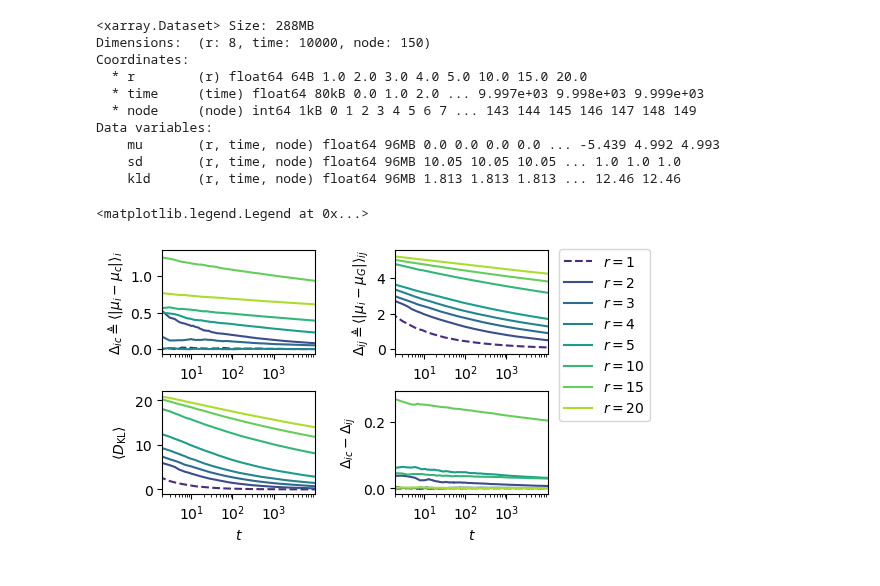
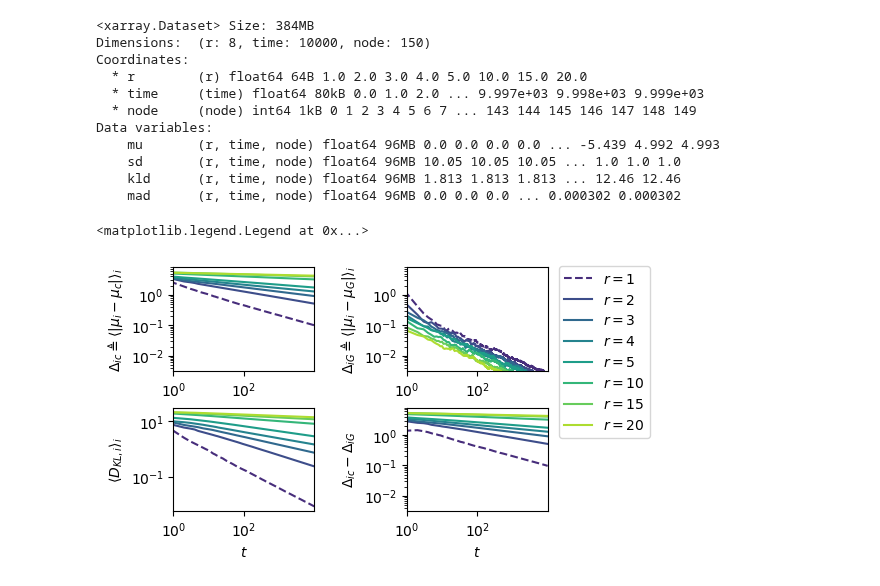
Before and after one commit to Priesemann-Group/neuro_op, a Jupyter notebook: notebooks/@MA4-N2r.ipynb, the cells around one changed output. Drawn from its saved outputs; the diff is of its cells as text; code cells hidden in the pictures.

```diff
--- a/notebooks/@MA4-N2r.ipynb
+++ b/notebooks/@MA4-N2r.ipynb
@@ -69,6 +69,7 @@ ds = xr.Dataset(
         "mu": (("r", "time", "node"), np.empty_like(tmp_arr)),
         "sd": (("r", "time", "node"), np.empty_like(tmp_arr)),
         "kld": (("r", "time", "node"), np.empty_like(tmp_arr)),
+        "mad": (("r", "time", "node"), np.empty_like(tmp_arr)),
     },
     coords={
         "r": r_arr,
@@ -84,9 +85,14 @@ for r in r_arr:
     ds.sd.loc[dict(r=r)] = get_sd(r, 0)[:-1]
     ds.kld.loc[dict(r=r)] = get_kld(r, 0)[:-1]
 
+    for k in np.arange(0, 150, 2):
+        ds.mad.loc[dict(r=r, node=[k, k + 1])] = np.abs(
+            ds.mu.sel(r=r, node=[k, k + 1])
+            - ds.mu.sel(r=r, node=[k, k + 1]).mean(dim="node")
+        )
 ds
 # %% [output]
-<xarray.Dataset> Size: 288MB
+<xarray.Dataset> Size: 384MB
 Dimensions:  (r: 8, time: 10000, node: 150)
 Coordinates:
   * r        (r) float64 64B 1.0 2.0 3.0 4.0 5.0 10.0 15.0 20.0
@@ -96,6 +102,7 @@ Data variables:
     mu       (r, time, node) float64 96MB 0.0 0.0 0.0 0.0 ... -5.439 4.992 4.993
     sd       (r, time, node) float64 96MB 10.05 10.05 10.05 ... 1.0 1.0 1.0
     kld      (r, time, node) float64 96MB 1.813 1.813 1.813 ... 12.46 12.46
+    mad      (r, time, node) float64 96MB 0.0 0.0 0.0 ... 0.000302 0.000302
 # %%
 # Look at KLD, Delta_ic, Delta_ij
 # (re)def. param.s
@@ -115,7 +122,7 @@ for r in r_arr:
     i, j = 0, 0
     ax[i, j].plot(
         time,
-        np.abs(ds.mu.sel(r=r).mean(dim="node")),
+        np.abs(ds.mu.sel(r=r)).mean(dim="node"),
         label="$r=$" + str(int(r)),
         ls=get_ls(r),
     )
@@ -123,7 +130,7 @@ for r in r_arr:
     i, j = 0, 1
     ax[i, j].plot(
         time,
-        np.abs(ds.mu.sel(r=r) - ds.mu.sel(r=r).mean(dim="node")).mean(dim="node"),
+        ds.mad.sel(r=r).mean(dim="node"),
         label="_$r=$" + str(int(r)),
         ls=get_ls(r),
     )
@@ -135,40 +142,42 @@ for r in r_arr:
             # np.abs(
             (
                 np.abs(ds.mu.sel(r=r)).mean(dim="node")
-                - np.abs(ds.mu.sel(r=r) - ds.mu.sel(r=r).mean(dim="node")).mean(
-                    dim="node"
-                )
+                - ds.mad.sel(r=r).mean(dim="node")
             ),
             label="_$r=$" + str(int(r)),
             ls=get_ls(r),
         )
     # <KLD>
     i, j = 1, 0
     ax[i, j].plot(
         time,
         ds.kld.sel(r=r).mean(dim="node"),
         label="_$r=$" + str(int(r)),
         ls=get_ls(r),
     )
 
 
 # Figure cosmetics
 for i in ax.reshape(-1):
-    i.set_xlim((time[2], time[-1]))
-    # i.set_ylim(0, 6)
+    i.set_xlim((time[1], time[-1]))
+    # i.set_ylim(10**-2, 10)
     i.set_xscale("log")
-    # i.set_yscale("log")
+    i.set_yscale("log")
+
+ax[0, 0].set_ylim(10**-2.5, 8)
+ax[0, 1].set_ylim(10**-2.5, 8)
+ax[1, 1].set_ylim(10**-2.5, 8)
 
 # Labels and stuffs
 ax[0, 0].set_ylabel("$\Delta_{ic} \\triangleq \langle |\mu_i-\mu_c|\\rangle_i$")
-ax[0, 1].set_ylabel("$\Delta_{ij}\\triangleq\langle |\mu_i-\mu_G|\\rangle_{ij}$")
-ax[1, 1].set_ylabel("\n$\Delta_{ic} - \Delta_{ij}$")
-ax[1, 0].set_ylabel("$\langle D_\\text{KL} \\rangle$")
+ax[0, 1].set_ylabel("\n$\Delta_{iG}\\triangleq\langle |\mu_i-\mu_G|\\rangle_{i}$")
+ax[1, 1].set_ylabel("\n$\Delta_{ic} - \Delta_{iG}$")
+ax[1, 0].set_ylabel("$\langle D_{KL,i} \\rangle_i$")
 ax[1, 0].set_xlabel("$t$")
 ax[1, 1].set_xlabel("$t$")
 
 
 fig.legend(bbox_to_anchor=(1, 1.013), loc=2)
 # %% [output]
 <matplotlib.legend.Legend at 0x...>
-[figure, old version]
+[figure, new version]
```
Also changed, not shown: parts of 1 cell of this notebook, 1 other file.
